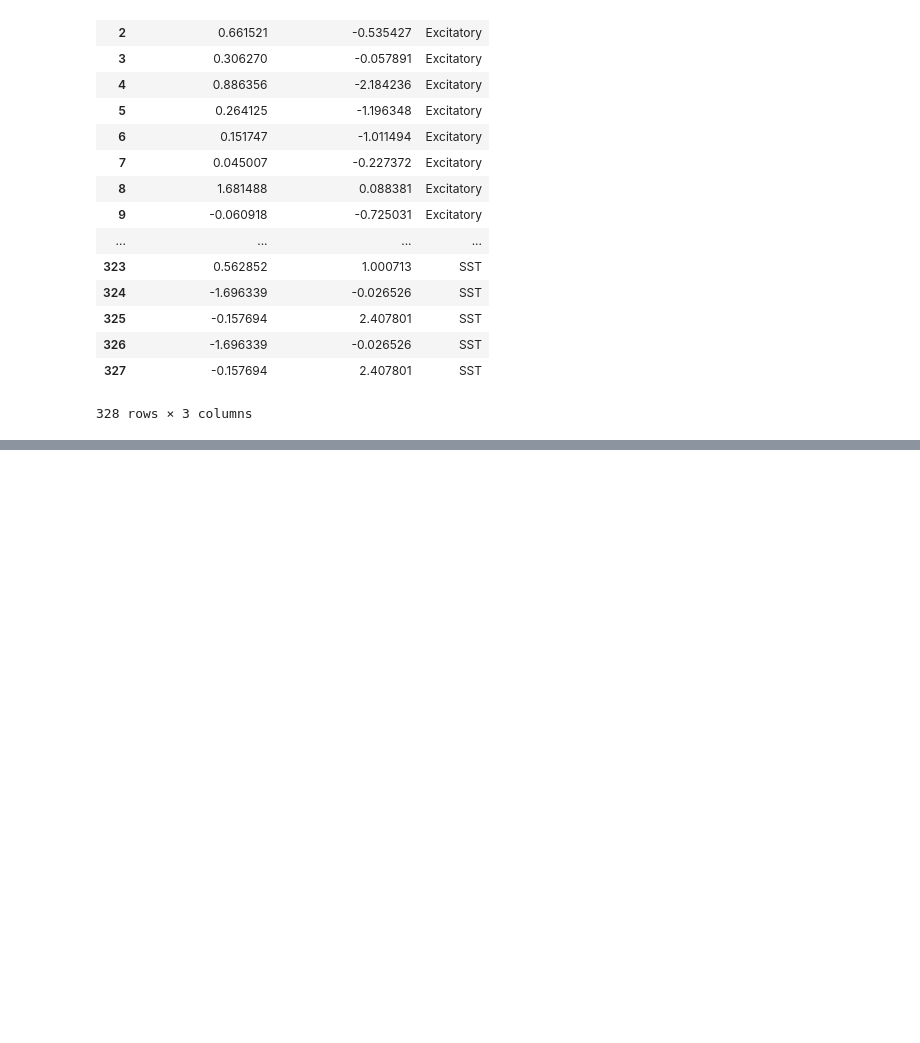
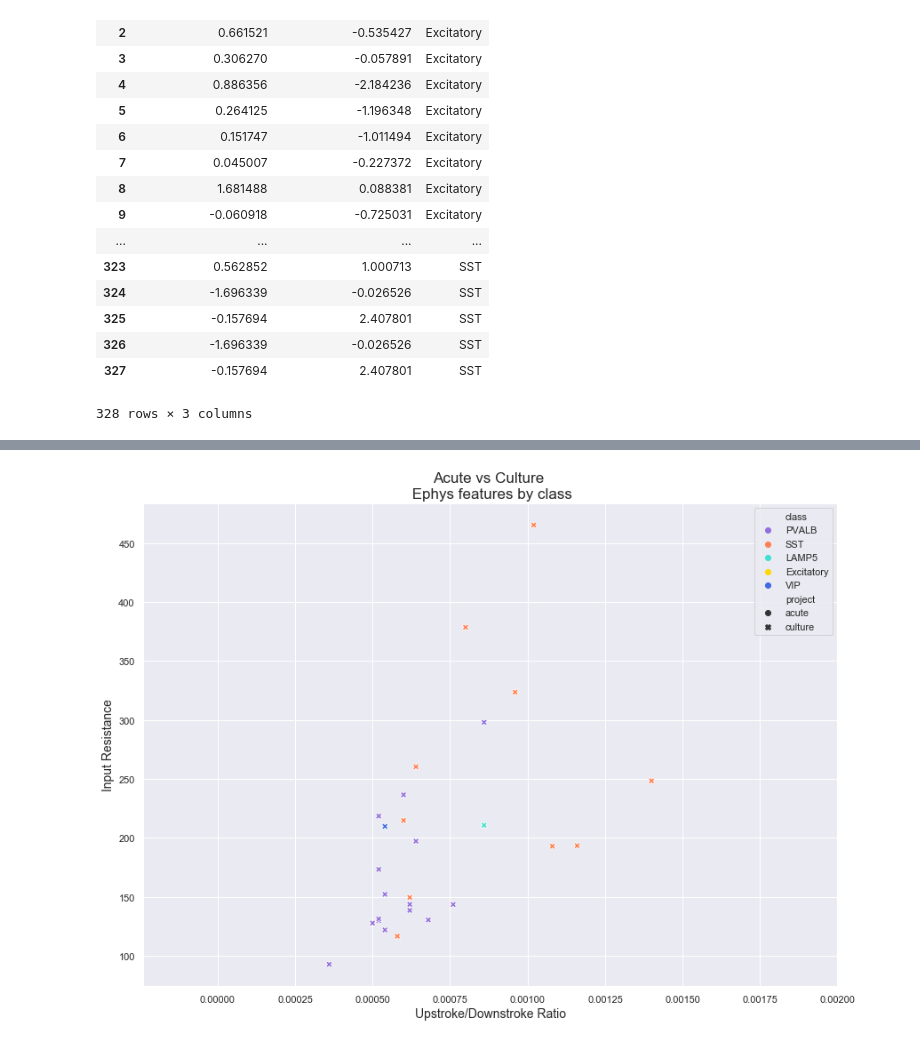
Before and after one commit to lindsayng/analysis, a Jupyter notebook: Ephys_extractor_brl_ln.ipynb, the cells around one changed output, grey strips where cells are left out. Drawn from its saved outputs; the diff is of its cells as text; code cells hidden in the pictures; blank space fills up the shorter version.

```diff
--- a/Ephys_extractor_brl_ln.ipynb
+++ b/Ephys_extractor_brl_ln.ipynb
@@ -572,0 +618,12 @@ ax.grid()
+# %%
+ipfx_features = pd.read_csv('culture_features.csv')
+ipfx_features
+new = all_df4[all_df4['specimen_id'].notnull()]
+all_cells= pd.DataFrame(new['specimen_id'])
+all_cells.to_csv("all_cells.csv")
+# %%
+merged_df = pd.merge(left = all_df,
+                    right = ipfx_features,
+                    left_on = 'specimen_id',
+                    right_on = 'specimen_id',
+                    how = 'left')
@@ -572,0 +650,12 @@ ax.grid()
+# %%
+fig, ax = plt.subplots(figsize=(14,10))
+sns.scatterplot(x="ap_1_width_0_long_square", y="ri", data=merged_df, hue='class', legend='full', style='project', palette= color_palette,s=50)
+plt.title("Acute vs Culture \n Ephys features by class", fontsize= 17, loc = "center")
+plt.ylabel("Input Resistance", fontsize= 14)
+plt.xlabel("Upstroke/Downstroke Ratio", fontsize= 14)
+#plt.gcf().subplots_adjust(top=0.92)
+#plt.ylim(50, 600)
+#plt.xlim(1, 6)
+plt.savefig("C:/users/lindsayn/documents/github/analysis/figures/acute_vs_culture_ephys_features")
+# %% [output]
+[figure, added]
```
Also changed, not shown: parts of 79 cells of this notebook, 6 other files.
